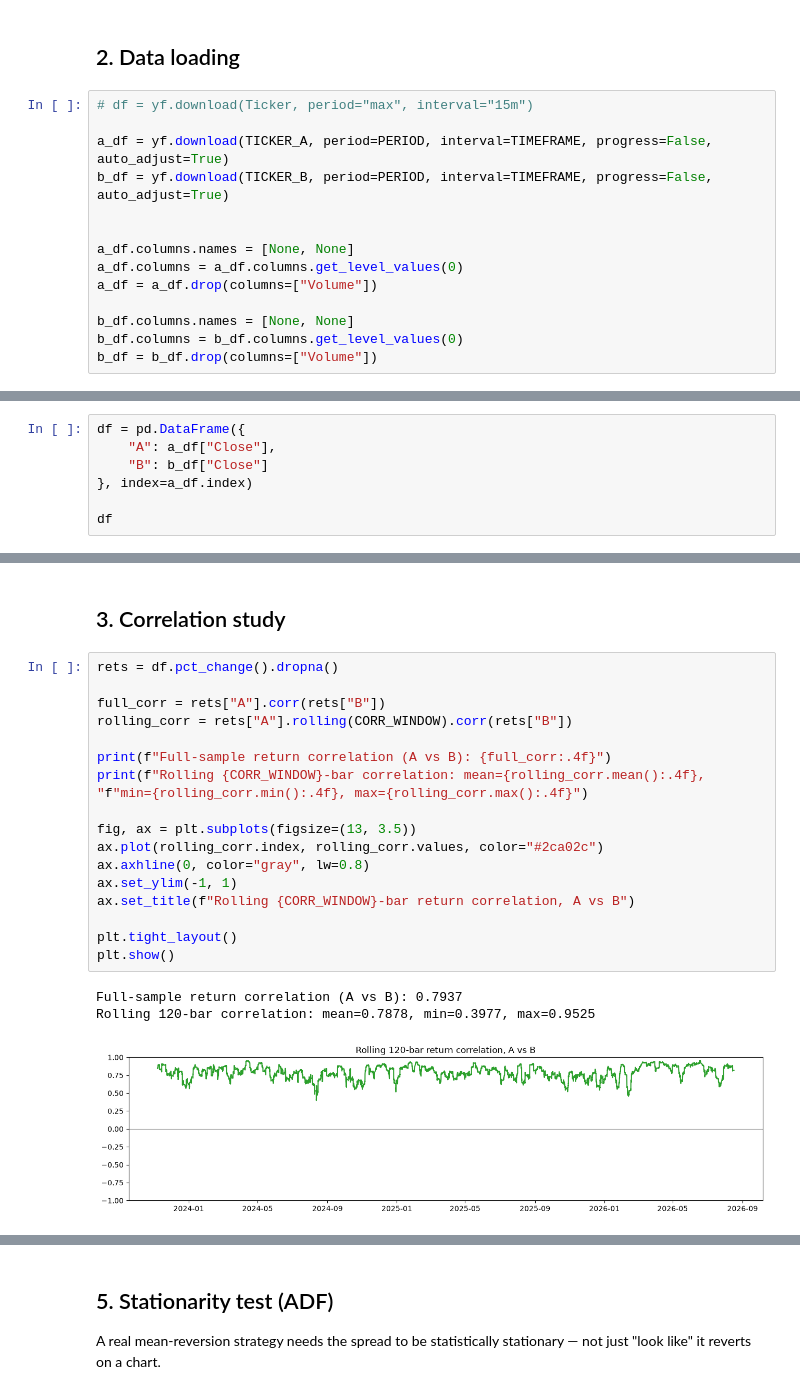
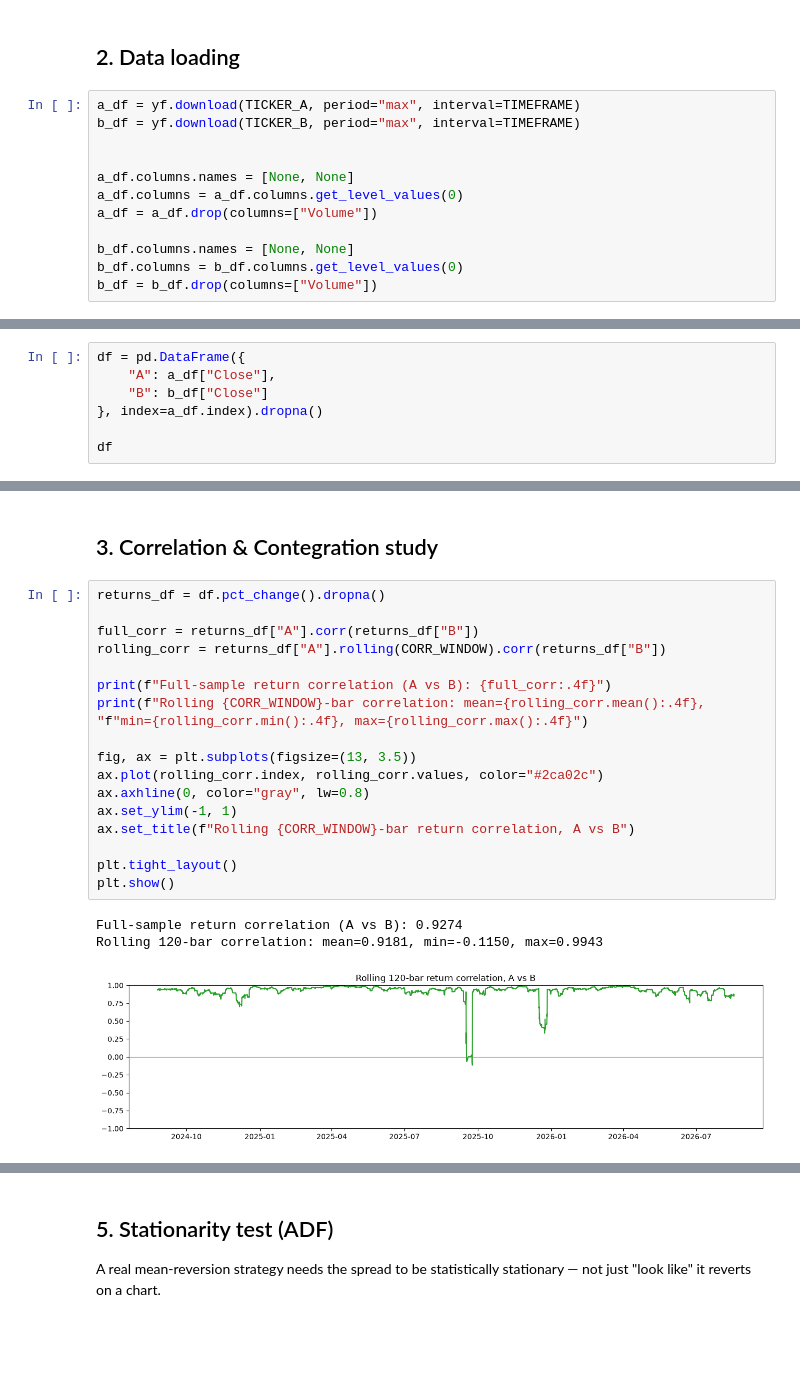
Before and after one commit to mod7ex/algo-strategies, a Jupyter notebook: pair-trading/pair-spread-mean-reversion.ipynb, the cells around one changed output, grey strips where cells are left out. Cells and saved outputs as stored; diff of their text form; blank space fills up the shorter version.

```diff
--- a/pair-trading/pair-spread-mean-reversion.ipynb
+++ b/pair-trading/pair-spread-mean-reversion.ipynb
@@ -30,10 +30,8 @@ COST_PER_TRADE = 0.5          # in spread points, round-trip friction/slippage
 # %% [markdown]
 ## 2. Data loading
 # %%
-# df = yf.download(Ticker, period="max", interval="15m")
-
-a_df = yf.download(TICKER_A, period=PERIOD, interval=TIMEFRAME, progress=False, auto_adjust=True)
-b_df = yf.download(TICKER_B, period=PERIOD, interval=TIMEFRAME, progress=False, auto_adjust=True)
+a_df = yf.download(TICKER_A, period="max", interval=TIMEFRAME)
+b_df = yf.download(TICKER_B, period="max", interval=TIMEFRAME)
 
 
 a_df.columns.names = [None, None]
@@ -47,7 +48,7 @@ b_df = b_df.drop(columns=["Volume"])
 df = pd.DataFrame({
     "A": a_df["Close"],
     "B": b_df["Close"]
-}, index=a_df.index)
+}, index=a_df.index).dropna()
 
 df
 # %% [output]
@@ -89,26 +90,26 @@ plt.show()
 # %% [markdown]
-## 3. Correlation study
+## 3. Correlation & Contegration study
 # %%
-rets = df.pct_change().dropna()
+returns_df = df.pct_change().dropna()
 
-full_corr = rets["A"].corr(rets["B"])
-rolling_corr = rets["A"].rolling(CORR_WINDOW).corr(rets["B"])
+full_corr = returns_df["A"].corr(returns_df["B"])
+rolling_corr = returns_df["A"].rolling(CORR_WINDOW).corr(returns_df["B"])
 
 print(f"Full-sample return correlation (A vs B): {full_corr:.4f}")
 print(f"Rolling {CORR_WINDOW}-bar correlation: mean={rolling_corr.mean():.4f}, "f"min={rolling_corr.min():.4f}, max={rolling_corr.max():.4f}")
 
 fig, ax = plt.subplots(figsize=(13, 3.5))
 ax.plot(rolling_corr.index, rolling_corr.values, color="#2ca02c")
 ax.axhline(0, color="gray", lw=0.8)
 ax.set_ylim(-1, 1)
 ax.set_title(f"Rolling {CORR_WINDOW}-bar return correlation, A vs B")
 
 plt.tight_layout()
 plt.show()
 # %% [output]
-Full-sample return correlation (A vs B): 0.7937
-Rolling 120-bar correlation: mean=0.7878, min=0.3977, max=0.9525
+Full-sample return correlation (A vs B): 0.9274
+Rolling 120-bar correlation: mean=0.9181, min=-0.1150, max=0.9943
-[figure, old version]
+[figure, new version]
 # %% [markdown]
 ## 4. Hedge-ratio-adjusted spread
 
```
Also changed, not shown: parts of 12 cells of this notebook, 1 other file.
